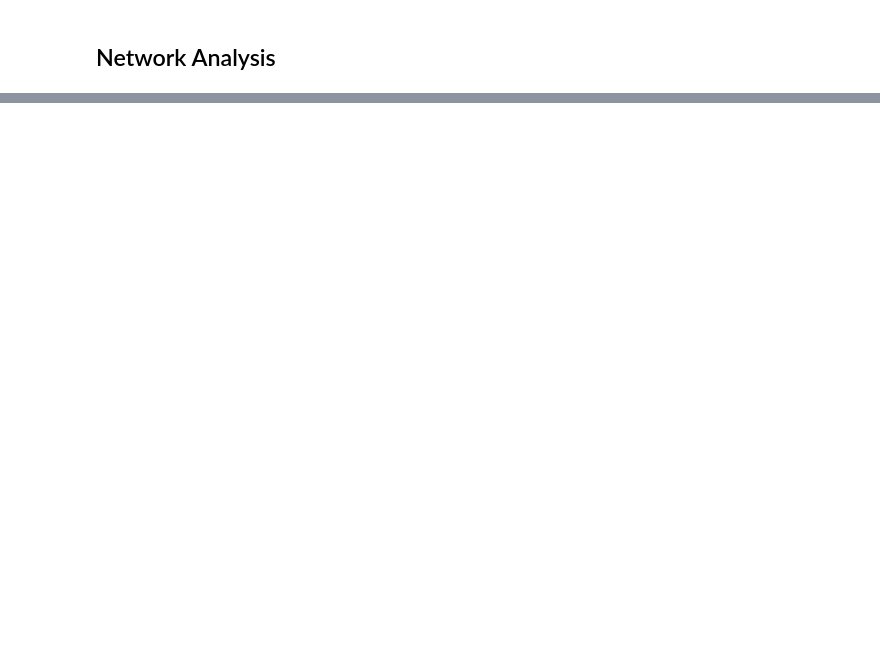
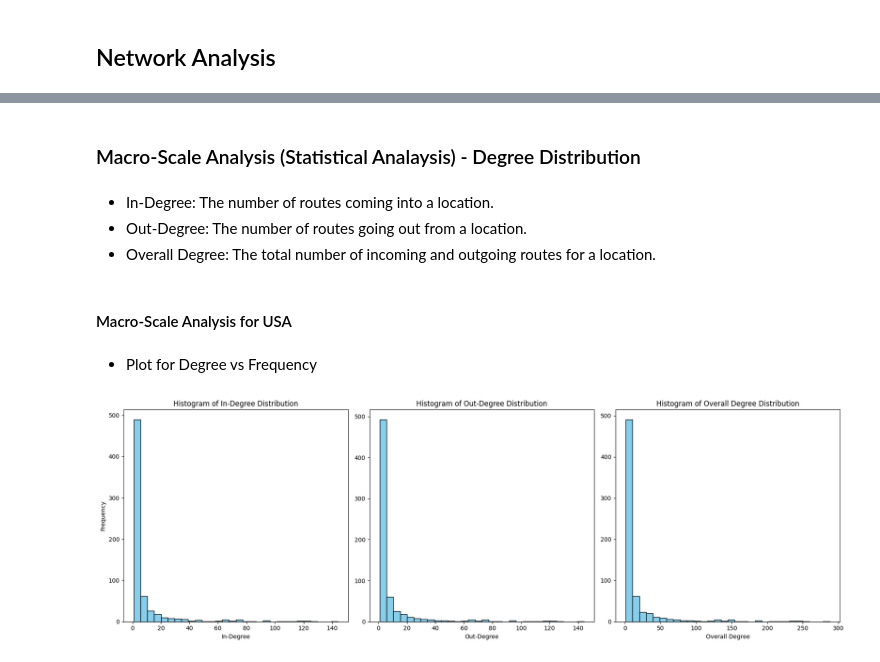
Before and after one commit to juliangdz/Multi-Scale-Network-Analysis-of-Flight-Data, a Jupyter notebook: analysis.ipynb, the cells around one changed output, grey strips where cells are left out. Drawn from its saved outputs; the diff is of its cells as text; code cells hidden in the pictures; blank space fills up the shorter version.

Commit message:
completed network visualization for each country

```diff
--- a/analysis.ipynb
+++ b/analysis.ipynb
@@ -400,0 +458,3 @@ fixed_routes_df.to_csv(os.path.join(data_dir,'cleaned_routes.csv'),index=False)
+# %%
+usa_dataframe = get_country_dataframe(fixed_routes_df,"USA")
+usa_dataframe.head()
@@ -479,0 +597,6 @@ create_basemap_network_plot(cleaned_flights_data_corrected, "USA", *bounding_box
+# %% [markdown]
+### Macro-Scale Analysis (Statistical Analaysis) - Degree Distribution
+# %% [markdown]
+- In-Degree: The number of routes coming into a location.
+- Out-Degree: The number of routes going out from a location.
+- Overall Degree: The total number of incoming and outgoing routes for a location.
@@ -479,0 +700,8 @@ create_basemap_network_plot(cleaned_flights_data_corrected, "USA", *bounding_box
+# %% [markdown]
+#### Macro-Scale Analysis for USA
+# %% [markdown]
+- Plot for Degree vs Frequency
+# %%
+plot_degree_vs_frequency_distribution(usa_dataframe)
+# %% [output]
+[figure, added]
```
Also changed, not shown: parts of 91 cells of this notebook.
